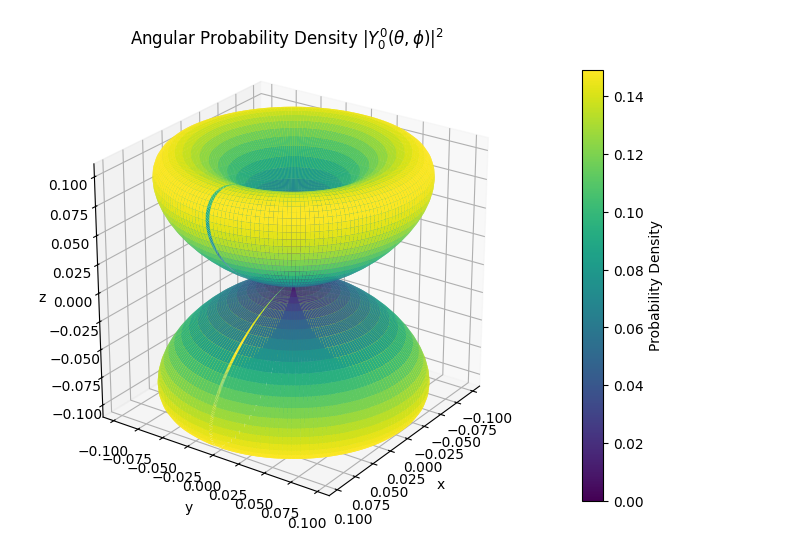
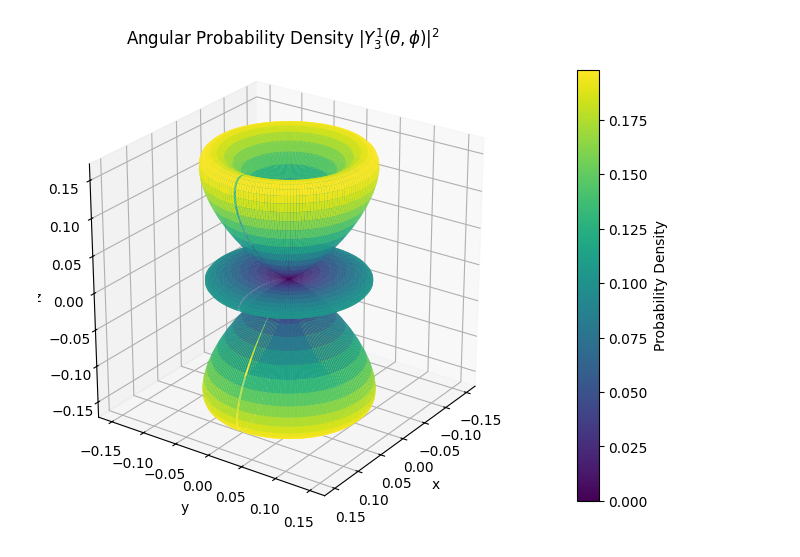
Before and after one commit to DeepakSingh169/1824006QM, a Jupyter notebook: SphericalHarmonic.ipynb, the cells around one changed output. Cells and saved outputs as stored; diff of their text form; code cells hidden in the pictures.

```diff
--- a/SphericalHarmonic.ipynb
+++ b/SphericalHarmonic.ipynb
@@ -170,11 +170,11 @@ def plot_probability_density(x_coord,y_coord,z_coord,density,l,m):
     ax.view_init(elev=25, azim=35)
     plt.show()
 # %%
-theta_grid, phi_grid, density = probability_density(2,1,100,200)
+theta_grid, phi_grid, density = probability_density(3,1,100,200)
 x_coord, y_coord, z_coord = cartesian_coordinates(theta_grid,phi_grid,density)
-plot_probability_density(x_coord,y_coord,z_coord,density,0,0)
+plot_probability_density(x_coord,y_coord,z_coord,density,3,1)
 # %% [output]
-[figure, old version]
+[figure, new version]
 # %%
 def plot_probability_density_p(x_coord,y_coord,z_coord,density,l,m):
     x_coord = np.asarray(x_coord, dtype=float)
```
